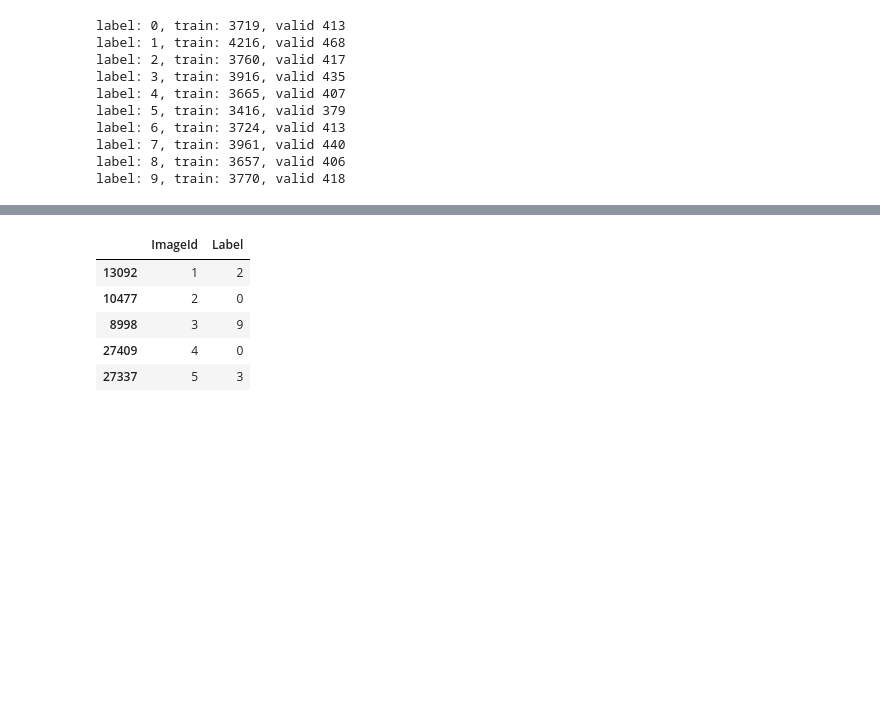
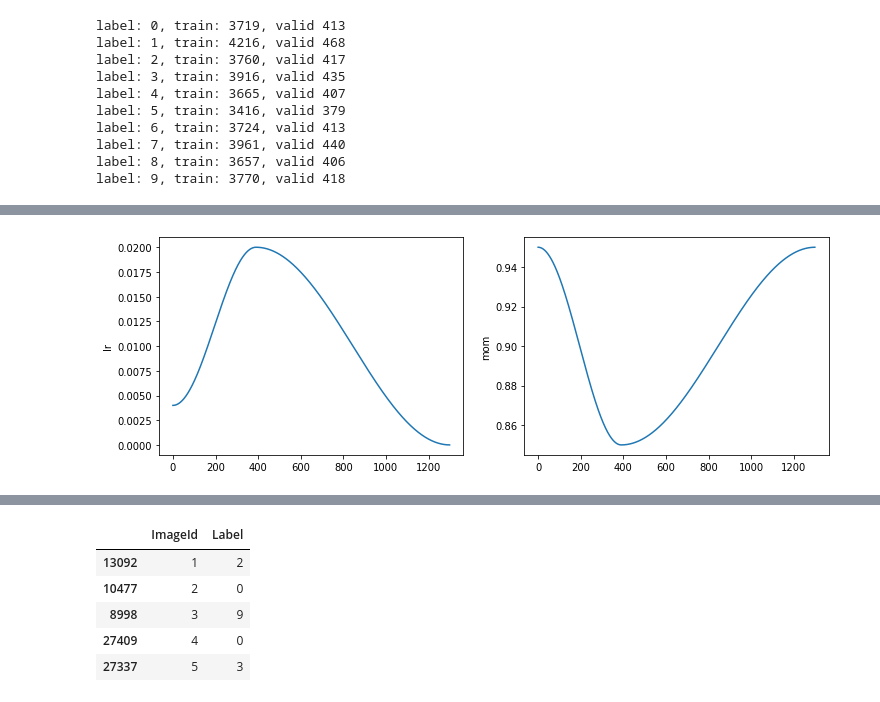
Before and after one commit to Thienbuu/practice_dl_project, a Jupyter notebook: mnist.ipynb, the cells around one changed output, grey strips where cells are left out. Saved outputs shown, nothing was run; the diff lists cells and outputs as text; code cells hidden in the pictures; blank space fills up the shorter version.

```diff
--- a/mnist.ipynb
+++ b/mnist.ipynb
@@ -205,0 +201,4 @@ learn.recorder.plot_loss()
+# %%
+learn.recorder.plot_sched()
+# %% [output]
+[figure, added]
```
Also changed, not shown: parts of 18 cells of this notebook.
